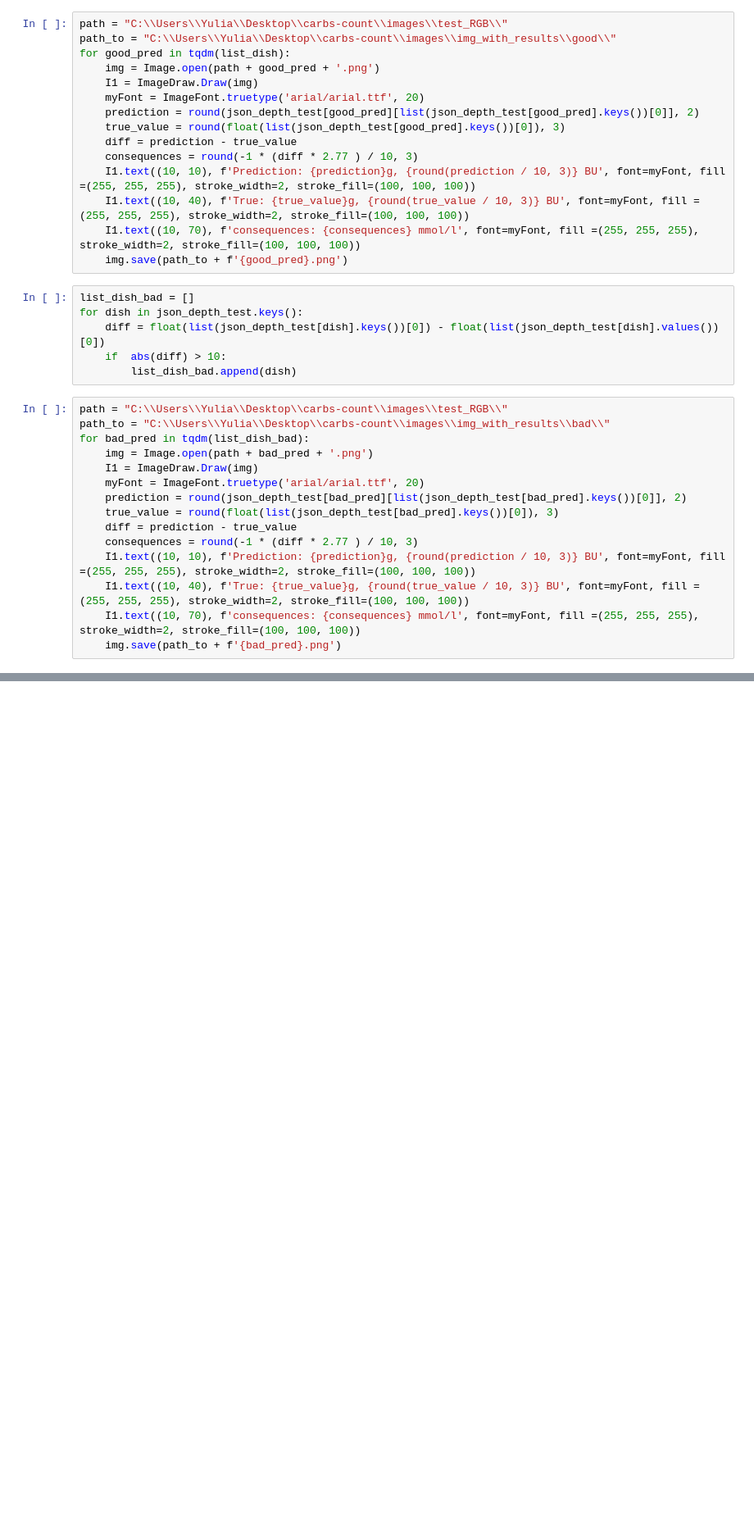
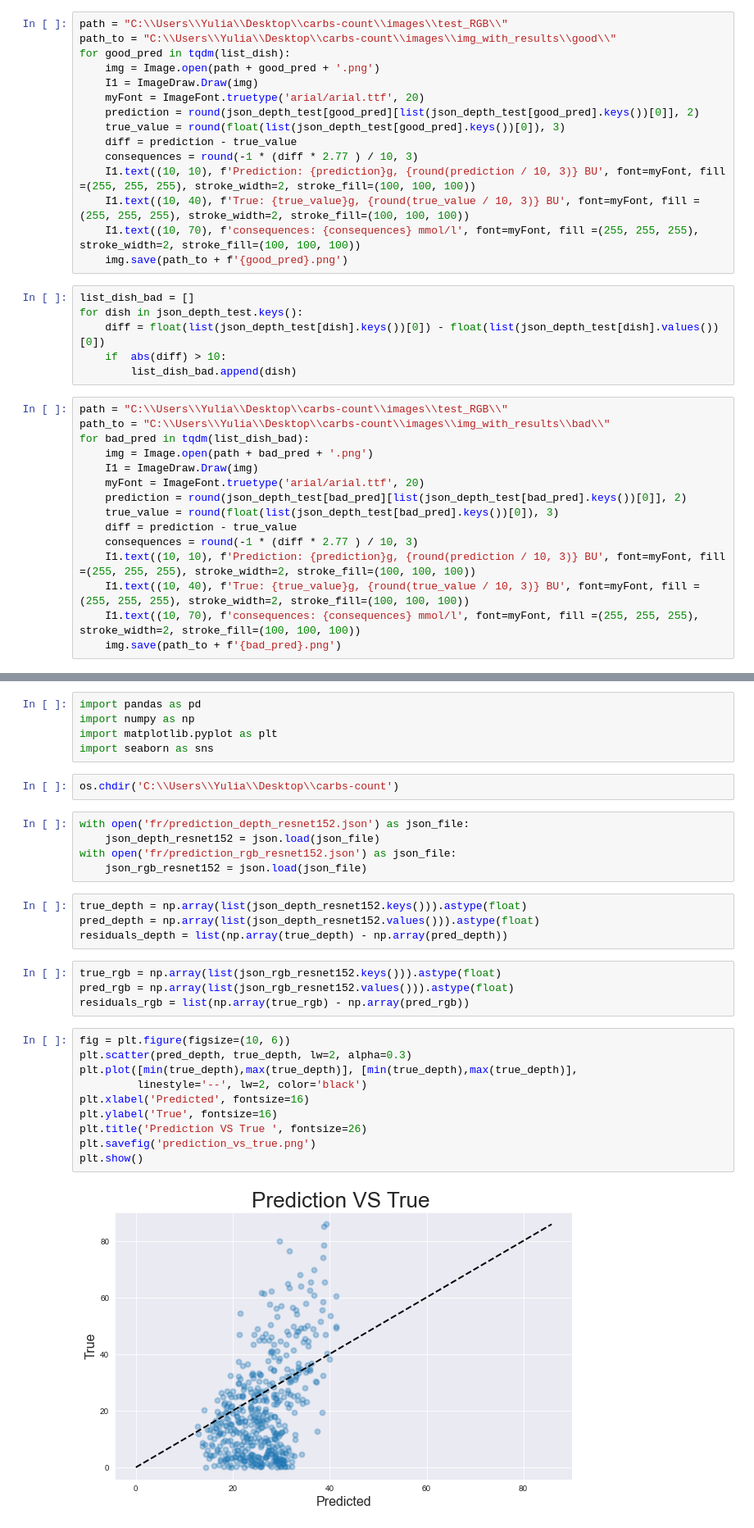
Before and after one commit to YUMVOLKOVA/Diploma_carbs-count, a Jupyter notebook: work_with_results/prediction.ipynb, the cells around one changed output, grey strips where cells are left out. Shown at 82% size. Saved outputs shown, nothing was run; the diff lists cells and outputs as text; blank space fills up the shorter version.

```diff
--- a/work_with_results/prediction.ipynb
+++ b/work_with_results/prediction.ipynb
@@ -56,0 +59,32 @@ for bad_pred in tqdm(list_dish_bad):
+# %%
+import pandas as pd
+import numpy as np
+import matplotlib.pyplot as plt
+import seaborn as sns
+# %%
+os.chdir('C:\\Users\\Yulia\\Desktop\\carbs-count')
+# %%
+with open('fr/prediction_depth_resnet152.json') as json_file:
+    json_depth_resnet152 = json.load(json_file)
+with open('fr/prediction_rgb_resnet152.json') as json_file:
+    json_rgb_resnet152 = json.load(json_file)
+# %%
+true_depth = np.array(list(json_depth_resnet152.keys())).astype(float)
+pred_depth = np.array(list(json_depth_resnet152.values())).astype(float)
+residuals_depth = list(np.array(true_depth) - np.array(pred_depth))
+# %%
+true_rgb = np.array(list(json_rgb_resnet152.keys())).astype(float)
+pred_rgb = np.array(list(json_rgb_resnet152.values())).astype(float)
+residuals_rgb = list(np.array(true_rgb) - np.array(pred_rgb))
+# %%
+fig = plt.figure(figsize=(10, 6))
+plt.scatter(pred_depth, true_depth, lw=2, alpha=0.3)
+plt.plot([min(true_depth),max(true_depth)], [min(true_depth),max(true_depth)],
+         linestyle='--', lw=2, color='black')
+plt.xlabel('Predicted', fontsize=16)
+plt.ylabel('True', fontsize=16)
+plt.title('Prediction VS True ', fontsize=26)
+plt.savefig('prediction_vs_true.png')
+plt.show()
+# %% [output]
+[figure, added]
```
Also changed, not shown: parts of 6 cells of this notebook, 5 other files.
